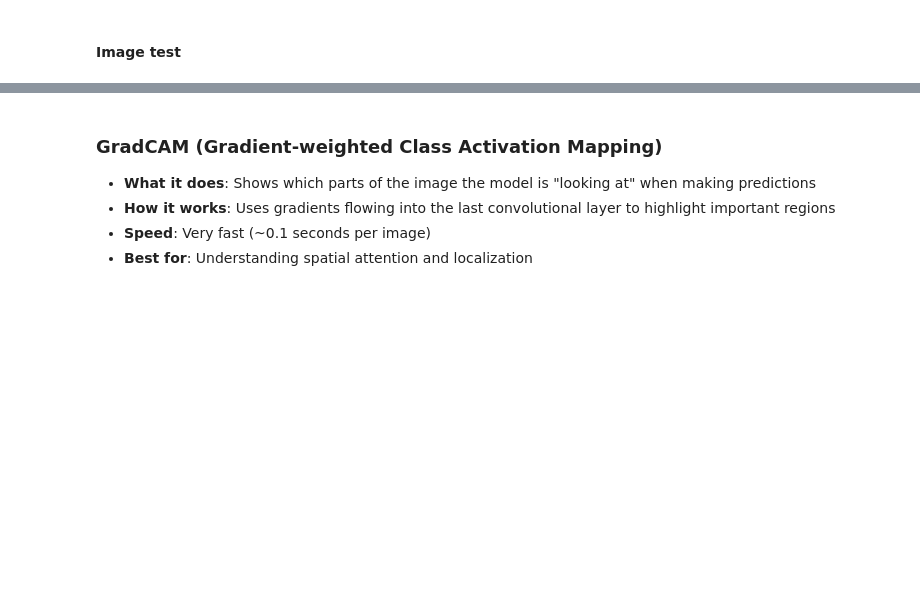
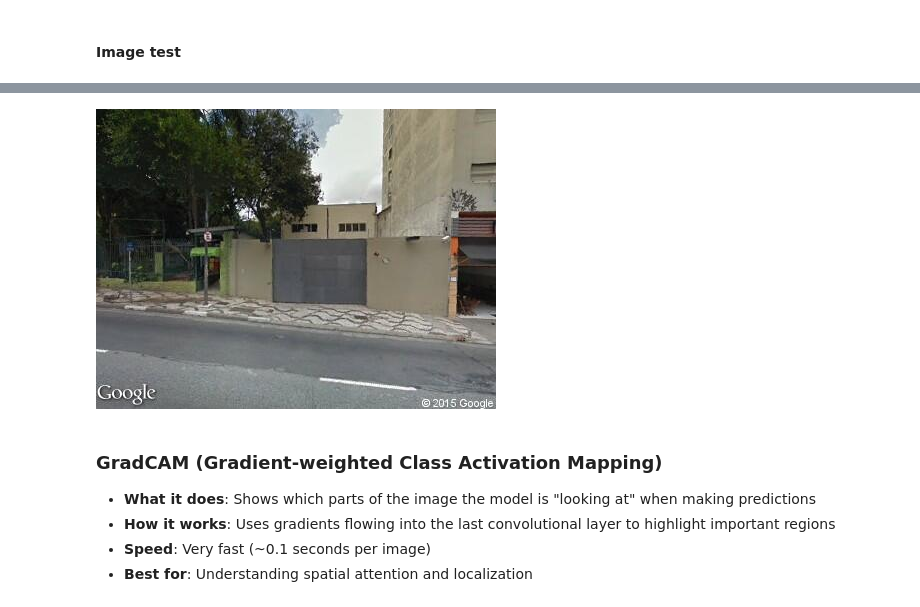
Before and after one commit to Famveer/UrbaNet, a Jupyter notebook: notebooks/Explanations/XAI.ipynb, the cells around one changed output, grey strips where cells are left out. Cells and saved outputs as stored; diff of their text form; code cells hidden in the pictures; blank space fills up the shorter version.

Commit message:
new output path

```diff
--- a/notebooks/Explanations/XAI.ipynb
+++ b/notebooks/Explanations/XAI.ipynb
@@ -75,6 +124,10 @@ transforms_list
 # %%
 from PIL import Image
 
-original_image = Image.open(data_df["image_path"].tolist()[0]).convert("RGB")
+image_test = data_df[data_df["image_id"]=="50f5e63cfdc9f065f0006b71"]["image_path"].tolist()[0]
+
+original_image = Image.open(image_test).convert("RGB")
 original_image
+# %% [output]
+[figure, added]
 # %%
```
Also changed, not shown: parts of 11 cells of this notebook, 3 other files.
